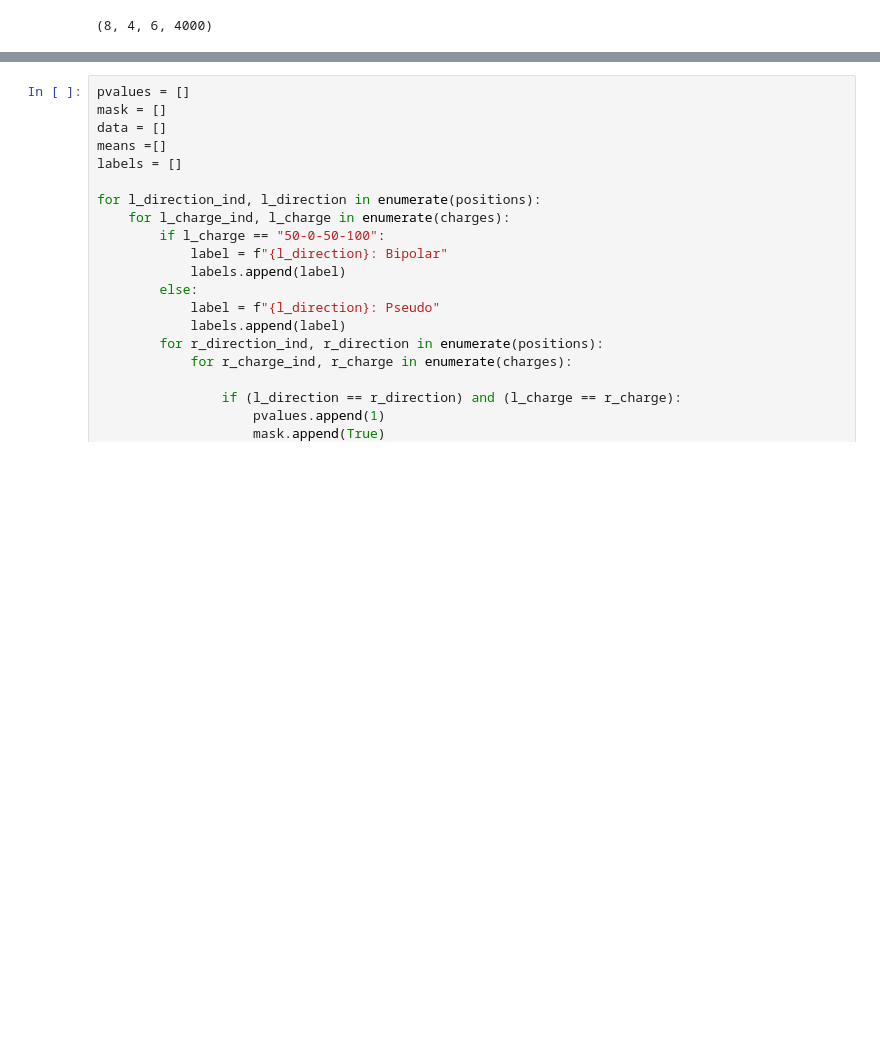
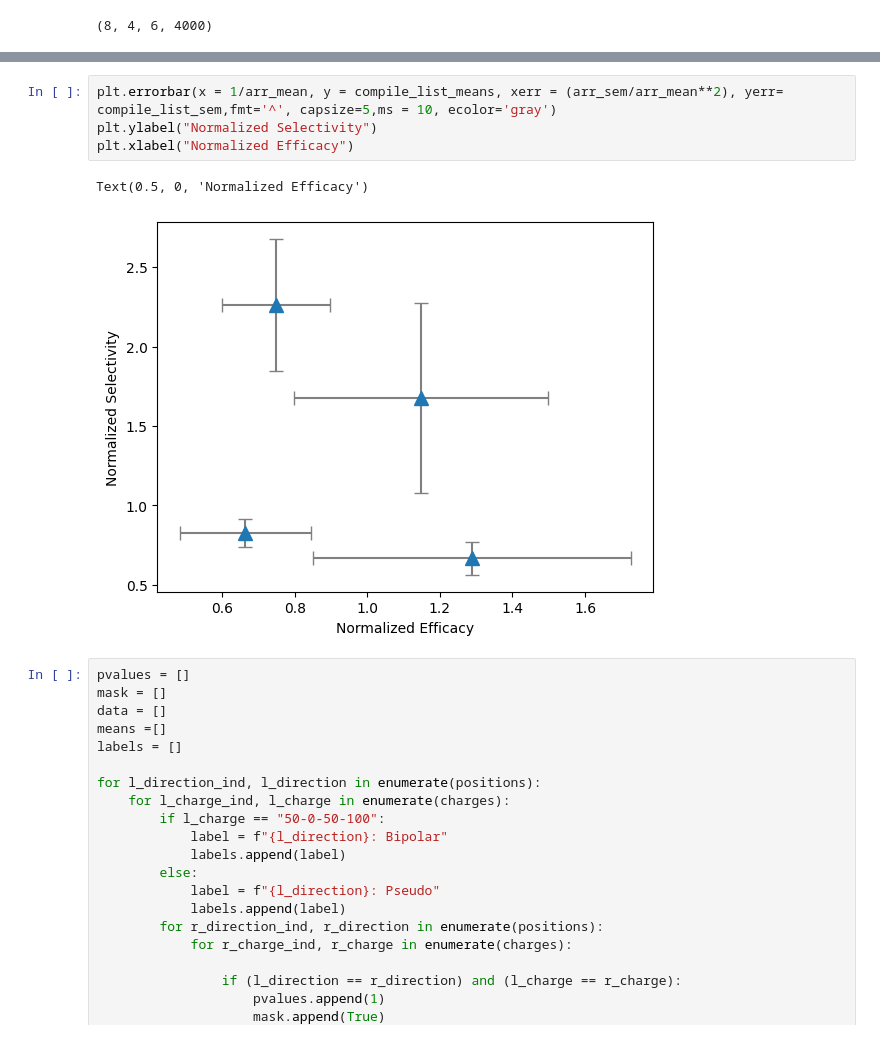
Before and after one commit to hbmep/rat-mapping, a Jupyter notebook: notebooks/L_SHIE/initial.ipynb, the cells around one changed output, grey strips where cells are left out. Cells and saved outputs as stored; diff of their text form; blank space fills up the shorter version.

```diff
--- a/notebooks/L_SHIE/initial.ipynb
+++ b/notebooks/L_SHIE/initial.ipynb
@@ -98,3 +141,10 @@ plt.scatter(x=positions, y=arr)
+# %%
+plt.errorbar(x = 1/arr_mean, y = compile_list_means, xerr = (arr_sem/arr_mean**2), yerr= compile_list_sem,fmt='^', capsize=5,ms = 10, ecolor='gray')
+plt.ylabel("Normalized Selectivity")
+plt.xlabel("Normalized Efficacy")
+# %% [output]
+Text(0.5, 0, 'Normalized Efficacy')
+[figure, added]
 # %%
 pvalues = []
 mask = []
```
Also changed, not shown: parts of 16 cells of this notebook, 8 other files.
